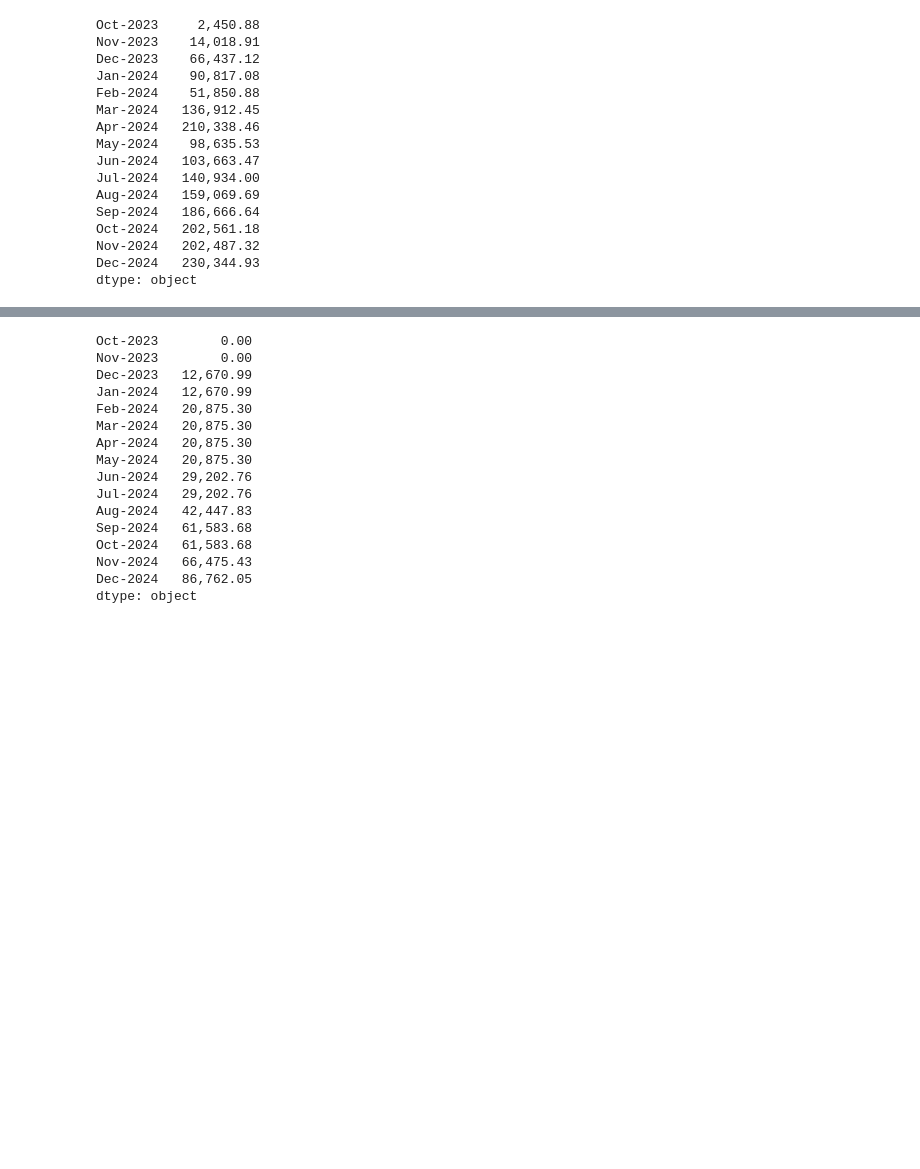
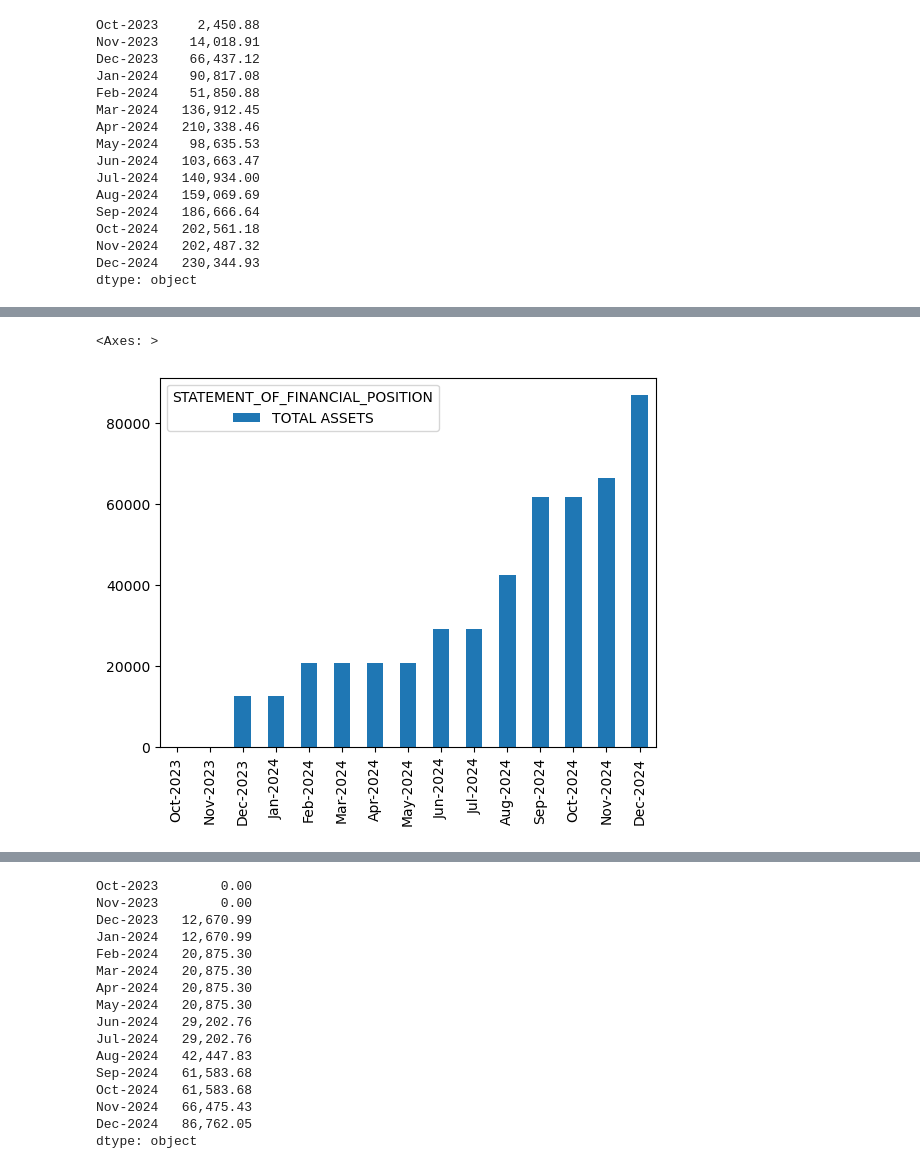
Before and after one commit to judahtc/manage-tenants-template, a Jupyter notebook: notebook_model.ipynb, the cells around one changed output, grey strips where cells are left out. Cells and saved outputs as stored; diff of their text form; code cells hidden in the pictures; blank space fills up the shorter version.

```diff
--- a/notebook_model.ipynb
+++ b/notebook_model.ipynb
@@ -2152,0 +2293,5 @@ dtype: object
+# %%
+balance_sheet_df.loc[['TOTAL ASSETS','TOTAL EQUITY AND LIABILITIES']].diff(periods=-1).dropna().T.plot(kind = 'bar')
+# %% [output]
+<Axes: >
+[figure, added]
```
Also changed, not shown: parts of 41 cells of this notebook, 5 other files.
